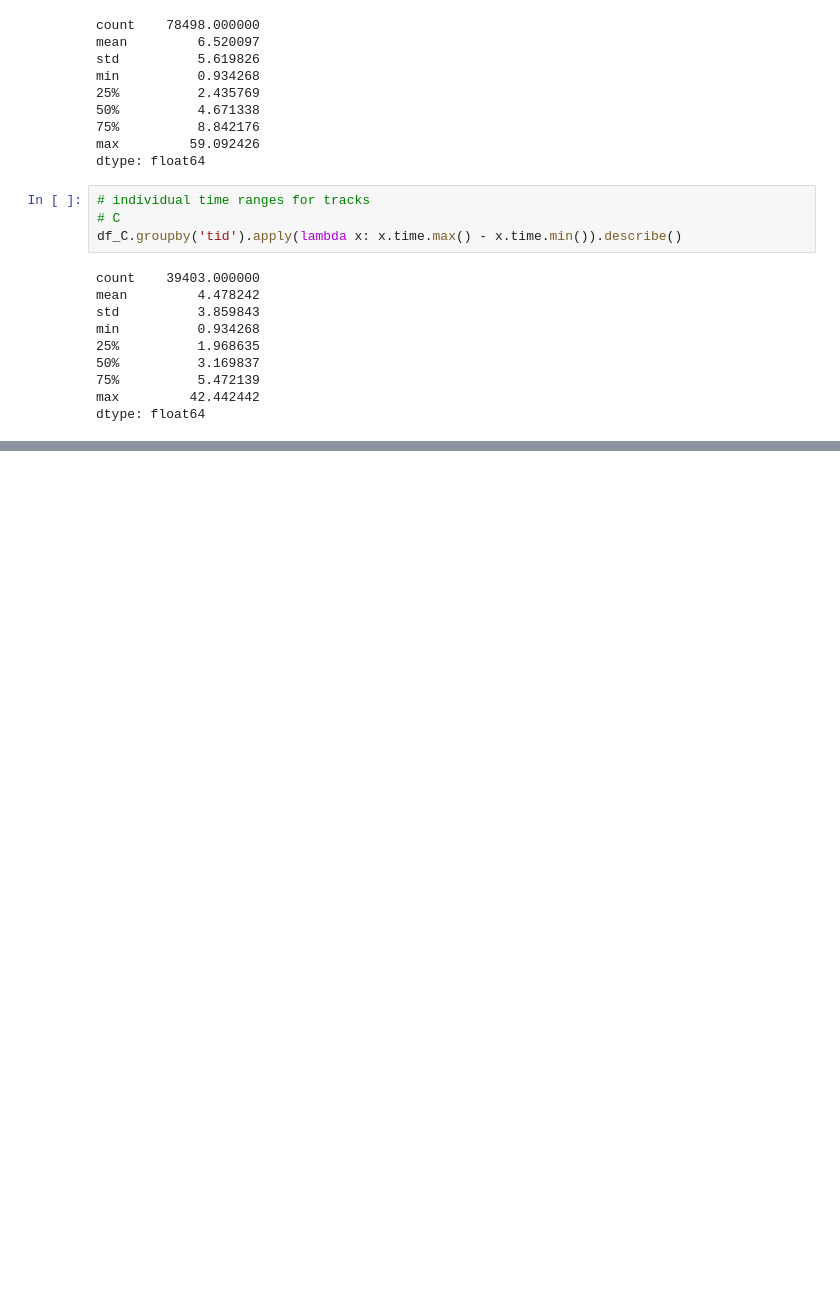
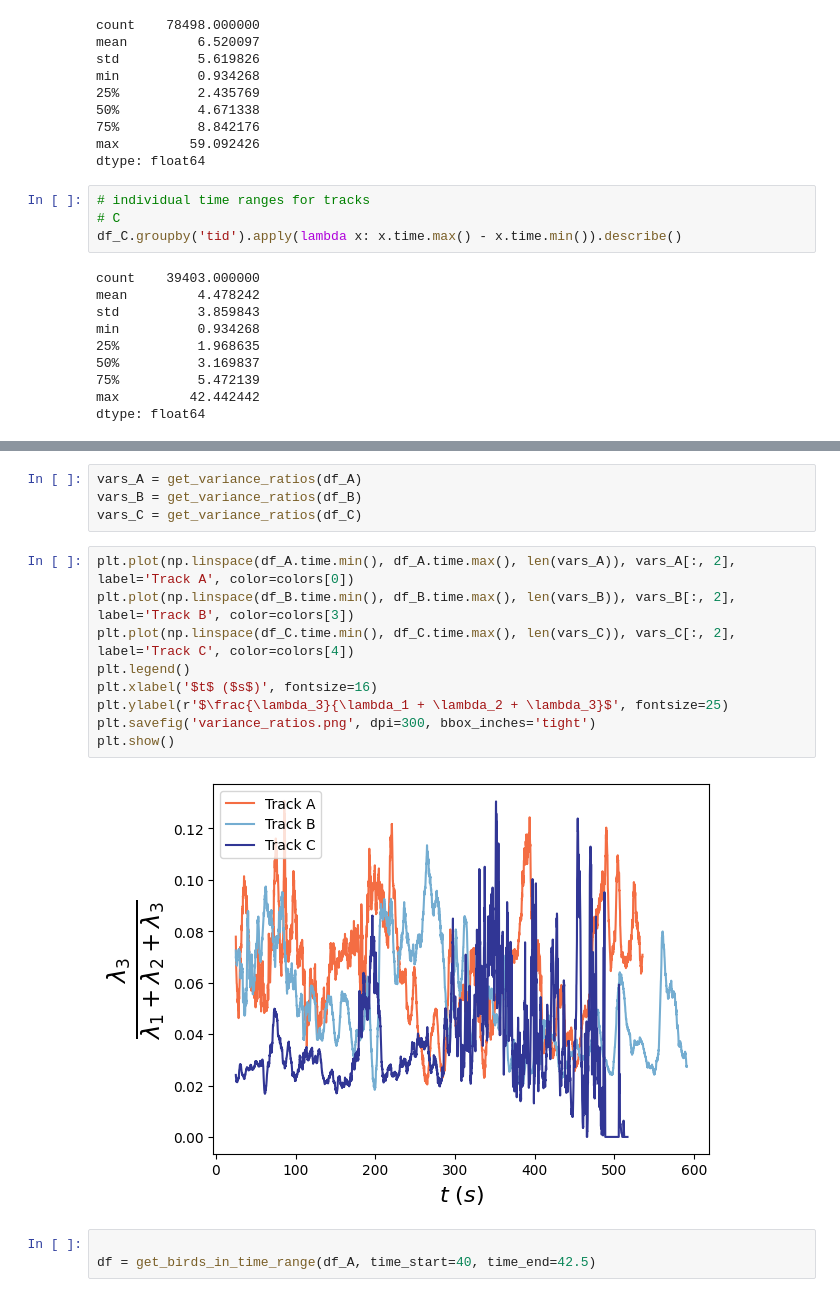
Before and after one commit to mmccraw98/flocking-emergence-iw, a Jupyter notebook: code/data/initial-data-analysis.ipynb, the cells around one changed output, grey strips where cells are left out. Drawn from its saved outputs; the diff is of its cells as text; blank space fills up the shorter version.

Commit message:
added utility function for calculating variance ratios for spatial pca

```diff
--- a/code/data/initial-data-analysis.ipynb
+++ b/code/data/initial-data-analysis.ipynb
@@ -100,0 +101,18 @@ plt.plot(vel_order)
+# %%
+vars_A = get_variance_ratios(df_A)
+vars_B = get_variance_ratios(df_B)
+vars_C = get_variance_ratios(df_C)
+# %%
+plt.plot(np.linspace(df_A.time.min(), df_A.time.max(), len(vars_A)), vars_A[:, 2], label='Track A', color=colors[0])
+plt.plot(np.linspace(df_B.time.min(), df_B.time.max(), len(vars_B)), vars_B[:, 2], label='Track B', color=colors[3])
+plt.plot(np.linspace(df_C.time.min(), df_C.time.max(), len(vars_C)), vars_C[:, 2], label='Track C', color=colors[4])
+plt.legend()
+plt.xlabel('$t$ ($s$)', fontsize=16)
+plt.ylabel(r'$\frac{\lambda_3}{\lambda_1 + \lambda_2 + \lambda_3}$', fontsize=25)
+plt.savefig('variance_ratios.png', dpi=300, bbox_inches='tight')
+plt.show()
+# %% [output]
+[figure, added]
+# %%
+
+df = get_birds_in_time_range(df_A, time_start=40, time_end=42.5)
```
Also changed, not shown: parts of 5 cells of this notebook, 5 other files.
